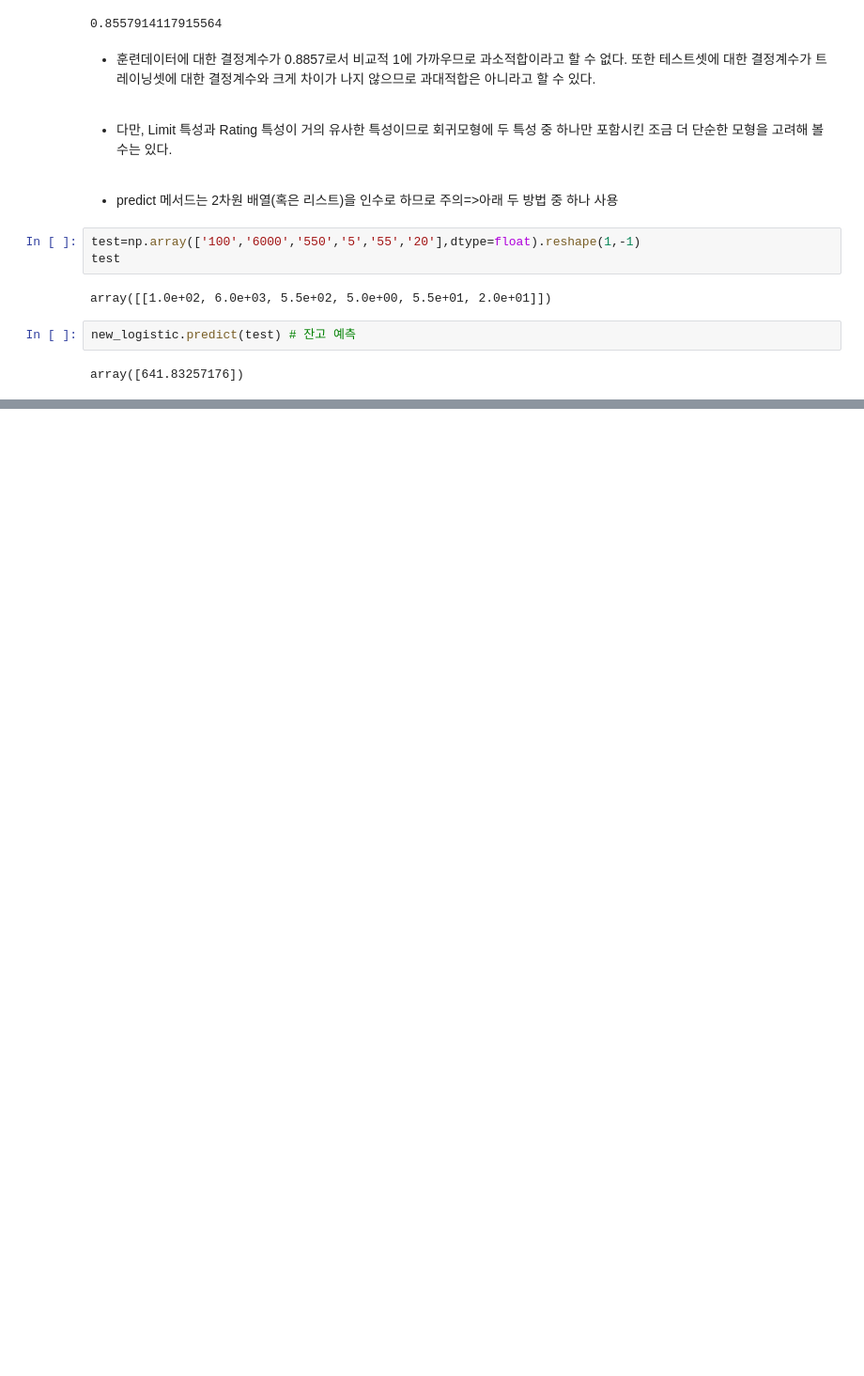
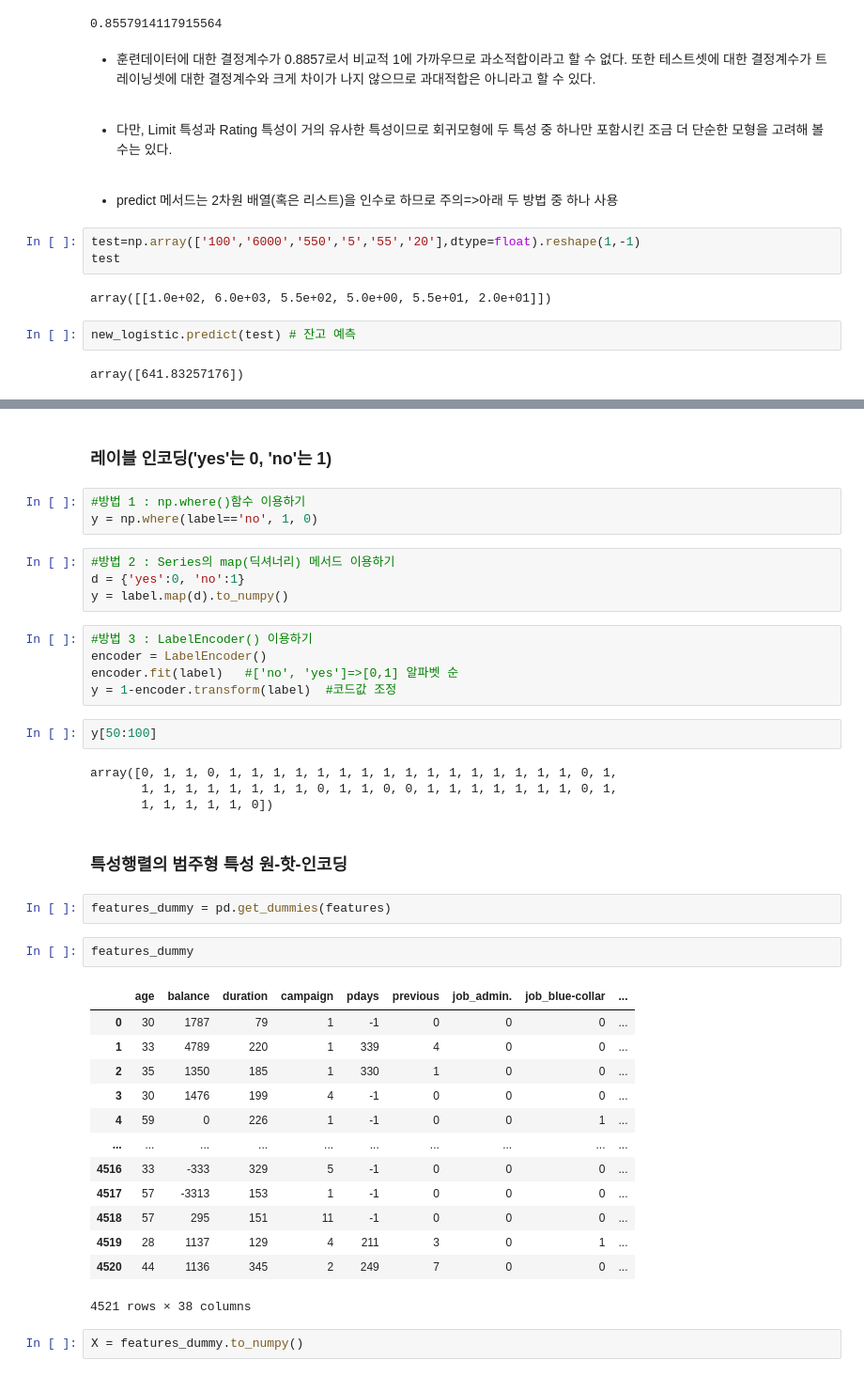
Before and after one commit to HongJungWan/HongJungWan-MachineLearning-study, a Jupyter notebook: Foundation/Concept2.ipynb, the cells around one changed output, grey strips where cells are left out. Shown at 94% size. Saved outputs shown, nothing was run; the diff lists cells and outputs as text; blank space fills up the shorter version.

```diff
--- a/Foundation/Concept2.ipynb
+++ b/Foundation/Concept2.ipynb
@@ -308,0 +451,42 @@ array([641.83257176])
+# %% [markdown]
+### 레이블 인코딩('yes'는 0, 'no'는 1)
+# %%
+#방법 1 : np.where()함수 이용하기
+y = np.where(label=='no', 1, 0)
+# %%
+#방법 2 : Series의 map(딕셔너리) 메서드 이용하기
+d = {'yes':0, 'no':1}
+y = label.map(d).to_numpy()
+# %%
+#방법 3 : LabelEncoder() 이용하기
+encoder = LabelEncoder()
+encoder.fit(label)   #['no', 'yes']=>[0,1] 알파벳 순
+y = 1-encoder.transform(label)  #코드값 조정
+# %%
+y[50:100]
+# %% [output]
+array([0, 1, 1, 0, 1, 1, 1, 1, 1, 1, 1, 1, 1, 1, 1, 1, 1, 1, 1, 1, 0, 1,
+       1, 1, 1, 1, 1, 1, 1, 1, 0, 1, 1, 0, 0, 1, 1, 1, 1, 1, 1, 1, 0, 1,
+       1, 1, 1, 1, 1, 0])
+# %% [markdown]
+### 특성행렬의 범주형 특성 원-핫-인코딩
+# %%
+features_dummy = pd.get_dummies(features)
+# %%
+features_dummy
+# %% [output]
+|  | age | balance | duration | campaign | pdays | previous | job_admin. | job_blue-collar | ... |
+| 0 | 30 | 1787 | 79 | 1 | -1 | 0 | 0 | 0 | ... |
+| 1 | 33 | 4789 | 220 | 1 | 339 | 4 | 0 | 0 | ... |
+| 2 | 35 | 1350 | 185 | 1 | 330 | 1 | 0 | 0 | ... |
+| 3 | 30 | 1476 | 199 | 4 | -1 | 0 | 0 | 0 | ... |
+| 4 | 59 | 0 | 226 | 1 | -1 | 0 | 0 | 1 | ... |
+| ... | ... | ... | ... | ... | ... | ... | ... | ... | ... |
+| 4516 | 33 | -333 | 329 | 5 | -1 | 0 | 0 | 0 | ... |
+| 4517 | 57 | -3313 | 153 | 1 | -1 | 0 | 0 | 0 | ... |
+| 4518 | 57 | 295 | 151 | 11 | -1 | 0 | 0 | 0 | ... |
+| 4519 | 28 | 1137 | 129 | 4 | 211 | 3 | 0 | 1 | ... |
+| 4520 | 44 | 1136 | 345 | 2 | 249 | 7 | 0 | 0 | ... |
+4521 rows × 38 columns
+# %%
+X = features_dummy.to_numpy()
```
Also changed, not shown: parts of 24 cells of this notebook.
